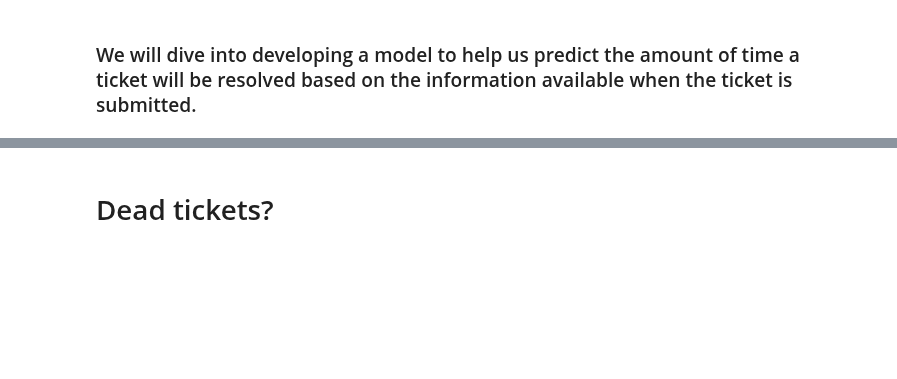
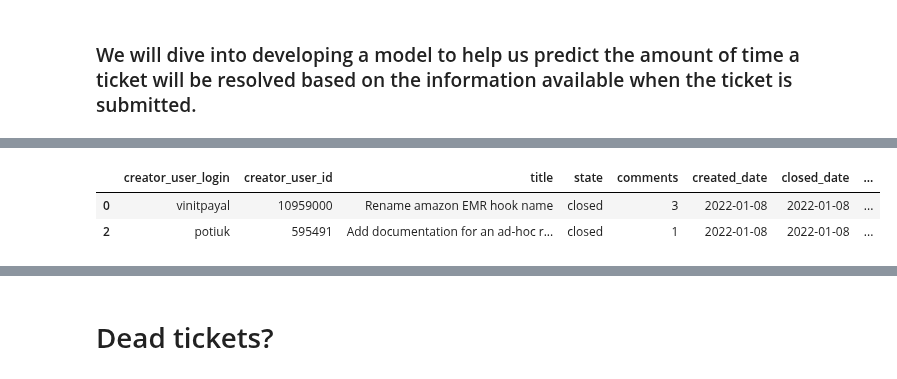
Before and after one commit to AmirZahre/Github_Org_Repo_Analysis, a Jupyter notebook: astronomer_V1.ipynb, the cells around one changed output, grey strips where cells are left out. Saved outputs shown, nothing was run; the diff lists cells and outputs as text; code cells hidden in the pictures; blank space fills up the shorter version.

```diff
--- a/astronomer_V1.ipynb
+++ b/astronomer_V1.ipynb
@@ -817,0 +820,3 @@ Text(0, 0.5, 'Number of Labels')
+# %%
+df_ml = df[df['state'] == 'closed']
+df_ml.state.value_counts()
@@ -817,0 +826,6 @@ Text(0, 0.5, 'Number of Labels')
+# %%
+# To double check all tickets present are still open, we'll also remove any values labelled Not Closed from the time_to_close column.
+df_ml = df_ml[df_ml['time_to_close'] != 'Not Closed']
+
+# Changing day values to type int
+df_ml['time_to_close'] = df_ml['time_to_close'].astype(int)
@@ -817,0 +861,6 @@ Text(0, 0.5, 'Number of Labels')
+# %%
+df_ml.head(2)
+# %% [output]
+|  | creator_user_login | creator_user_id | title | state | comments | created_date | closed_date | ... |
+| 0 | vinitpayal | 10959000 | Rename amazon EMR hook name | closed | 3 | 2022-01-08 | 2022-01-08 | ... |
+| 2 | potiuk | 595491 | Add documentation for an ad-hoc r... | closed | 1 | 2022-01-08 | 2022-01-08 | ... |
```
Also changed, not shown: parts of 18 cells of this notebook.
